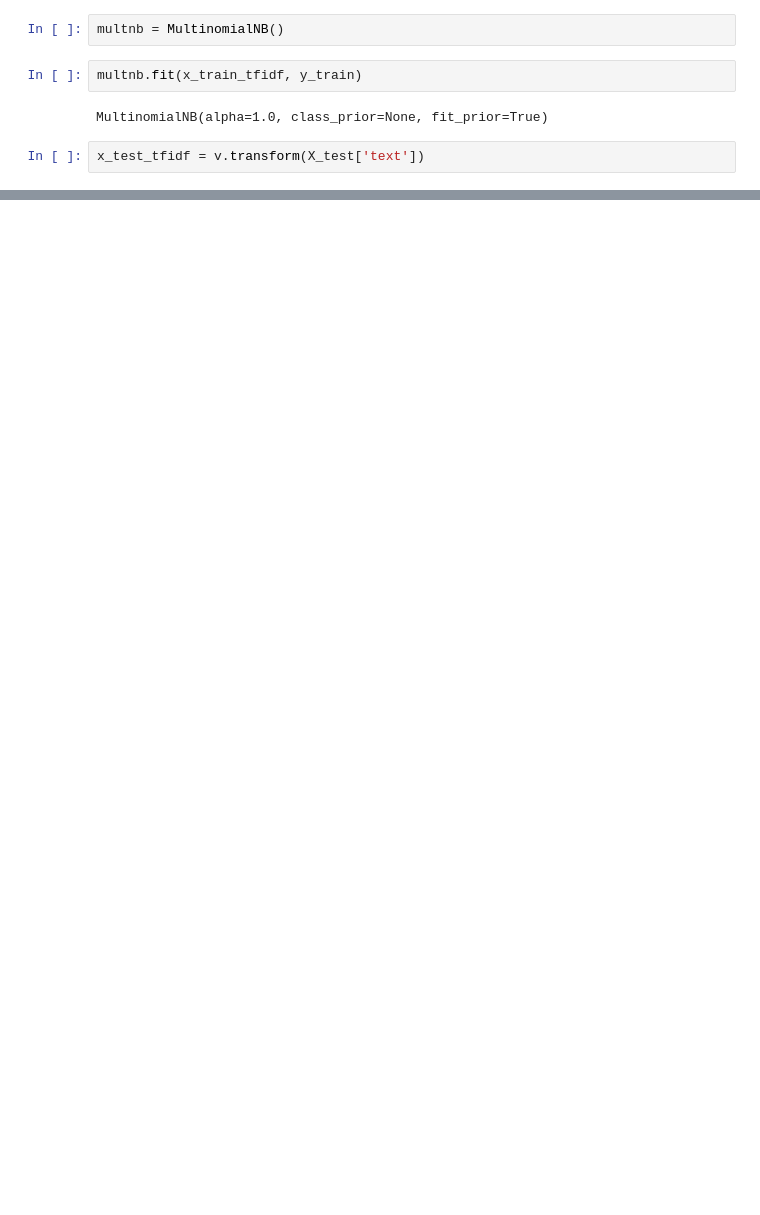
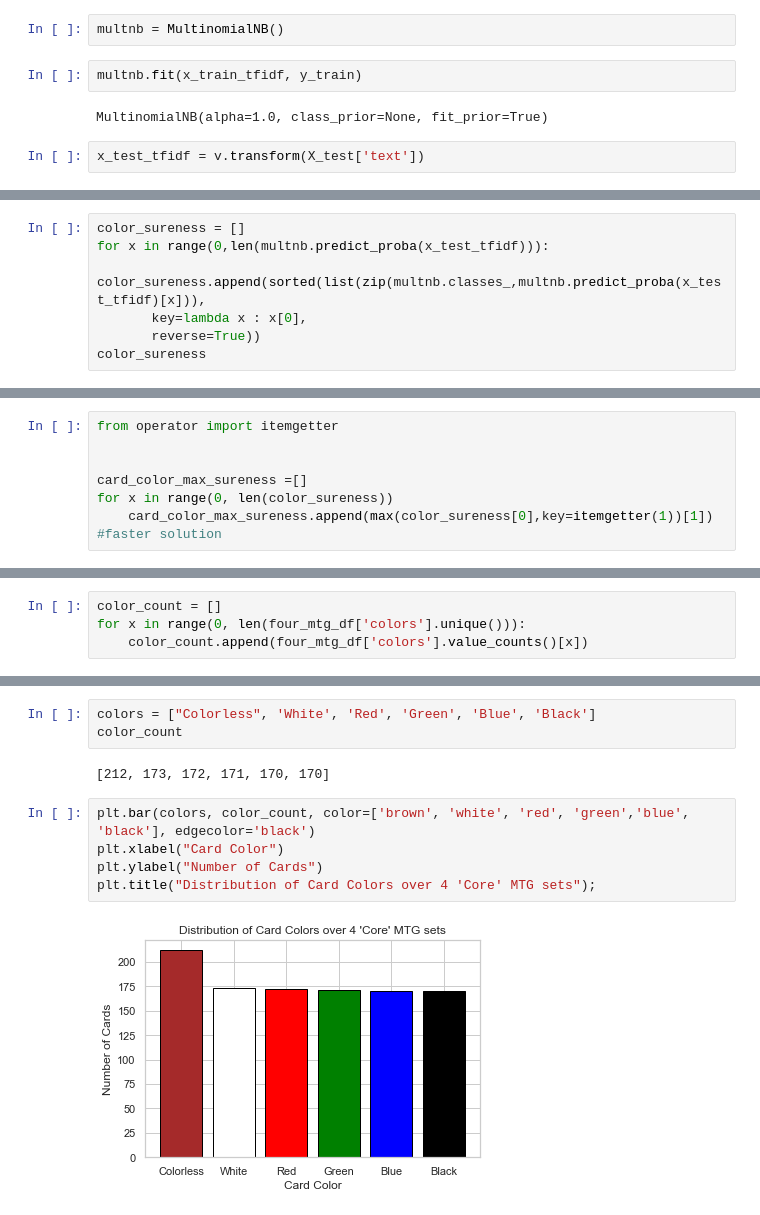
Before and after one commit to dalems4/mod_5_project_MTG, a Jupyter notebook: MTG_Card_Color_Classifier.ipynb, the cells around one changed output, grey strips where cells are left out. Drawn from its saved outputs; the diff is of its cells as text; blank space fills up the shorter version.

```diff
--- a/MTG_Card_Color_Classifier.ipynb
+++ b/MTG_Card_Color_Classifier.ipynb
@@ -220,0 +313,7 @@ four_mtg_df.to_pickle('four_mtg_df')
+# %%
+color_sureness = []
+for x in range(0,len(multnb.predict_proba(x_test_tfidf))):
+    color_sureness.append(sorted(list(zip(multnb.classes_,multnb.predict_proba(x_test_tfidf)[x])),
+       key=lambda x : x[0],
+       reverse=True))
+color_sureness
@@ -220,0 +477,7 @@ four_mtg_df.to_pickle('four_mtg_df')
+# %%
+from operator import itemgetter
+
+
+card_color_max_sureness =[]
+for x in range(0, len(color_sureness))
+    card_color_max_sureness.append(max(color_sureness[0],key=itemgetter(1))[1])    #faster solution
@@ -220,0 +498,4 @@ four_mtg_df.to_pickle('four_mtg_df')
+# %%
+color_count = []
+for x in range(0, len(four_mtg_df['colors'].unique())):
+    color_count.append(four_mtg_df['colors'].value_counts()[x])
@@ -220,0 +516,12 @@ four_mtg_df.to_pickle('four_mtg_df')
+# %%
+colors = ["Colorless", 'White', 'Red', 'Green', 'Blue', 'Black']
+color_count
+# %% [output]
+[212, 173, 172, 171, 170, 170]
+# %%
+plt.bar(colors, color_count, color=['brown', 'white', 'red', 'green','blue', 'black'], edgecolor='black')
+plt.xlabel("Card Color")
+plt.ylabel("Number of Cards")
+plt.title("Distribution of Card Colors over 4 'Core' MTG sets");
+# %% [output]
+[figure, added]
```
Also changed, not shown: parts of 78 cells of this notebook, 1 other file.
